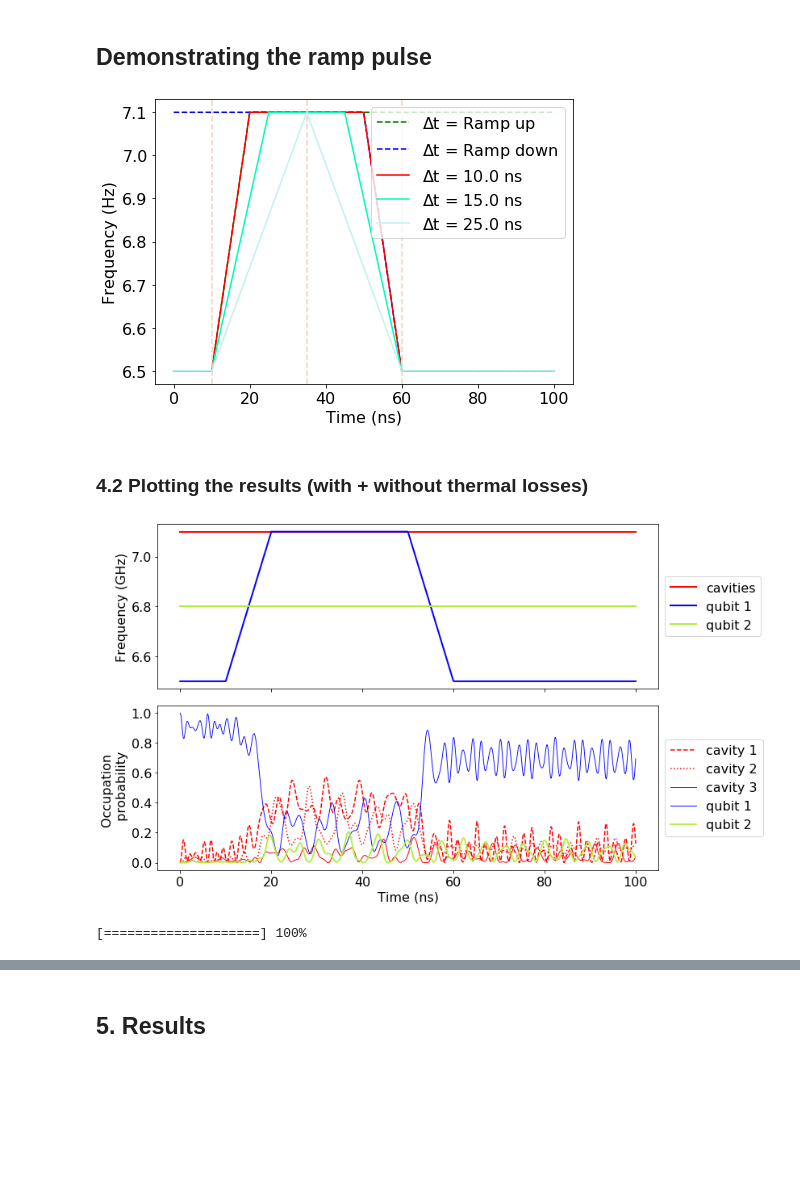
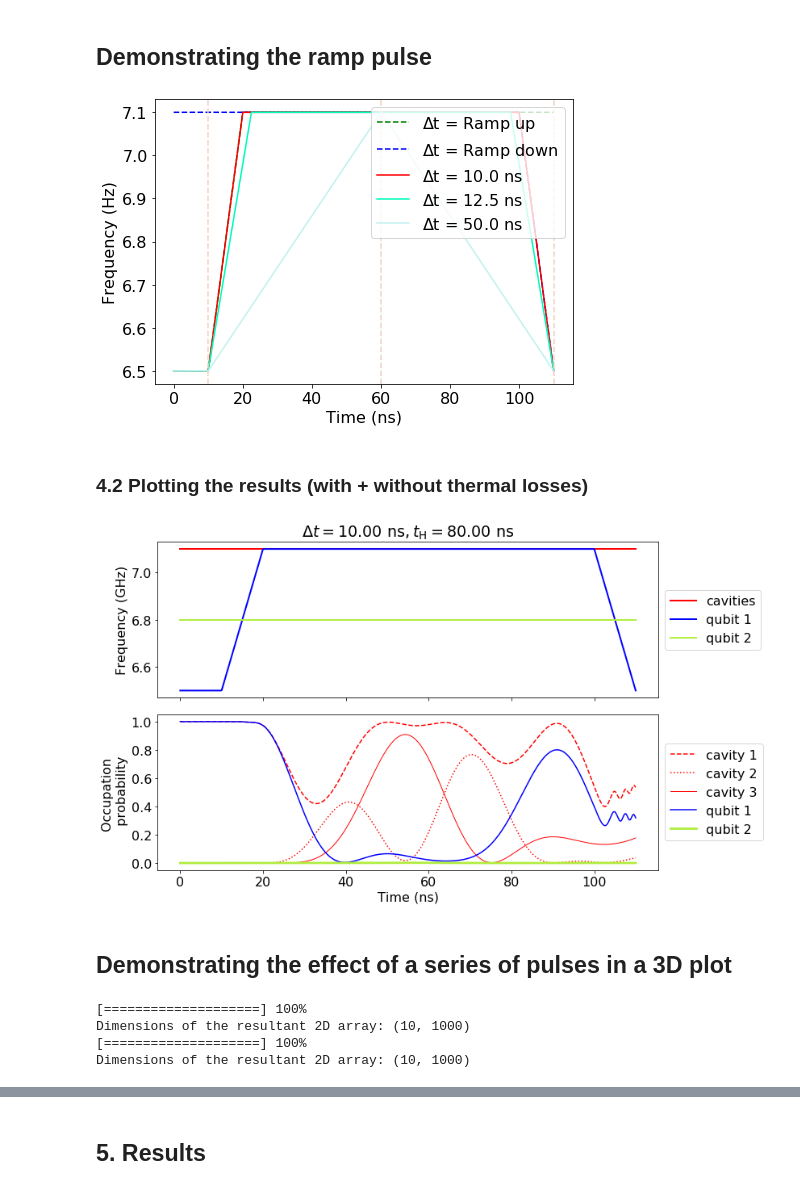
Before and after one commit to SoumyaShreeram/Qubit, a Jupyter notebook: control gates/Sending a smooth pulse (McKay).ipynb, the cells around one changed output, grey strips where cells are left out. Cells and saved outputs as stored; diff of their text form; code cells hidden in the pictures; blank space fills up the shorter version.

Commit message:
Detailed analysis on ramp pulse DONE

```diff
--- a/control gates/Sending a smooth pulse (McKay).ipynb
+++ b/control gates/Sending a smooth pulse (McKay).ipynb
@@ -226,6 +250,13 @@ def wq1_t(t, args=None):
     """
     return (rampUp(t_pulse, w_q1, w_top, t) + rampDown(t_pulse, w_q1, w_top, t)-w_top)
 
+def wq1_tdown(t, args=None):
+    """
+    Function defines the time depended co-efficent of the qubit 1
+    w_q1(t) is a pulse wave going from 0 to height (w_f-w_q1) at T0_1
+    """
+    return rampDown(t_pulse, w_q1, w_top, t)
+
 def wf_t(t, args=None):
     """
     Function defines the time depended co-efficent of the filters
@@ -242,21 +273,37 @@ def wq2_t(t, args=None):
     so w_q2(t) = constant
     """
     return w_q2
+
+def plotPulse(ax, times, t_pulse, w_q1, w_top, colorCode, label_, ramp):
+    """
+    Plots the required pulse
+    """
+    if ramp == True:
+        plotting = ax.plot(times, [rampUp(t_pulse, w_q1, w_top, t)/(2*pi) for t in times], colorCode, label=label_)
+    elif ramp == False:
+        plotting = ax.plot(times, [rampDown(t_pulse, w_q1, w_top, t)/(2*pi) for t in times], colorCode, label=label_)
+    if ramp == 'Custom':
+        plotting = ax.plot(times, [(rampUp(t_pulse, w_q1, w_top, t) + rampDown(t_pulse, w_q1, w_top, t)-w_top)/(2*pi) for t in times], colorCode, label=r"$\Delta$t = %.1f ns"%(t_pulse[1]-t_pulse[0]))
+    return plotting
+
+def labelTimes(t_r, t_H):
+    return r"$\Delta t = %.2f {\ \rm ns}, t_{\rm H} = %.2f {\ \rm ns}$"%(t_r, t_H)
 # %% [markdown]
 ## Demonstrating the ramp pulse
 # %%
 fig, ax = plt.subplots(1, 1, figsize=(7,5))
 
-t_pulse1 = [t_pulse[0], t_pulse[1]+5, t_pulse[2]-5, t_pulse[3]]
+t_pulse1 = [t_pulse[0], t_pulse[1]+2.5, t_pulse[2]-2.5, t_pulse[3]]
 t_pulse2 = [t_pulse[0], (t_pulse[3]-t_pulse[0])/2+t_pulse[0], (t_pulse[3]-t_pulse[0])/2+t_pulse[0], t_pulse[3]]
 
-ax.plot(times, [rampUp(t_pulse, w_q1, w_top, t)/(2*pi) for t in times], 'g--', label=r"$\Delta$t = Ramp up")
-ax.plot(times, [rampDown(t_pulse, w_q1, w_top, t)/(2*pi) for t in times], 'b--', label=r"$\Delta$t = Ramp down")
-ax.plot(times, [(rampUp(t_pulse, w_q1, w_top, t) + rampDown(t_pulse, w_q1, w_top, t)-w_top)/(2*pi) for t in times], 'r', label=r"$\Delta$t = %.1f ns" %(t_pulse[1]-t_pulse[0]))
+# plotting the pulses
+plotPulse(ax, times, t_pulse, w_q1, w_top, 'g--', r"$\Delta$t = Ramp up", True)
+plotPulse(ax, times, t_pulse, w_q1, w_top, 'b--', r"$\Delta$t = Ramp down", False)
+plotPulse(ax, times, t_pulse, w_q1, w_top, 'r', ' ', 'Custom')
+plotPulse(ax, times, t_pulse1, w_q1, w_top, '#03fcba', ' ', 'Custom')
+plotPulse(ax, times, t_pulse2, w_q1, w_top, '#c4f2f1', ' ', 'Custom')
 
-ax.plot(times, [(rampUp(t_pulse1, w_q1, w_top, t) + rampDown(t_pulse1, w_q1, w_top, t)-w_top)/(2*pi) for t in times], '#03fcba', label=r"$\Delta$t = %.1f ns" %(t_pulse[1]-t_pulse[0] + 5))
-ax.plot(times, [(rampUp(t_pulse2, w_q1, w_top, t) + rampDown(t_pulse2, w_q1, w_top, t)-w_top)/(2*pi) for t in times], '#c4f2f1', label=r"$\Delta$t = %.1f ns"%((t_pulse[3]-t_pulse[0])/2))
-
+# guide lines
 ax.axvline(x=t_pulse[0], color='#f2d4c4', linestyle='--')
 ax.axvline(x=t_pulse[3], color='#f2d4c4', linestyle='--')
 ax.axvline(x=t_pulse2[2], color='#f2d4c4', linestyle='--')
@@ -266,7 +313,7 @@ ax.set_ylabel('Frequency (Hz)')
 ax.legend(loc="upper right")
 fig.tight_layout()
 # %% [output]
-[figure, old version]
+[figure, new version]
 # %%
 opts = Odeoptions(max_step=0.0005, nsteps=50000)
 
@@ -274,31 +321,34 @@ opts = Odeoptions(max_step=0.0005, nsteps=50000)
 H_t = [H0, [Hq1, wq1_t]]
 
 # Evolving the system
-res = mesolve(H_t, psi0, times, [], [])
+res = mesolve(H_t, psi0, times, [], [], options=opts)
 # %% [markdown]
 ### 4.2 Plotting the results (with + without thermal losses)
 # %%
 fig, axes = plt.subplots(2, 1, sharex=True, figsize=(12,7))
 
 axes[0].plot(times, np.array(list(map(wf_t, times)))/(2*pi), 'r-', linewidth=2, label="cavities")
 axes[0].plot(times, np.array(list(map(wq1_t, times)))/(2*pi), 'b', linewidth=2, label="qubit 1")
 axes[0].plot(times, np.array(list(map(wq2_t, times)))/(2*pi), '#b0ed3e', linewidth=2, label="qubit 2")
 axes[0].set_ylabel("Frequency (GHz)", fontsize=16)
 axes[0].legend(loc = 'center left', bbox_to_anchor = (1.0, 0.5))
+axes[0].set_title(labelTimes(tr, th))
 
 #axes[1].plot(times, np.real(expect(numOp(a1)+numOp(a2)+numOp(a3)+n1+n2, res.states)), 'k--', linewidth=1.5, label="Total Probability")
-axes[1].plot(times, np.real(expect(numOp(a1), res.states)), 'r--', linewidth=1.5, label="cavity 1")
+axes[1].plot(times, np.real(expect(a1*a1.dag(), res.states)), 'r--', linewidth=1.5, label="cavity 1")
 axes[1].plot(times, np.real(expect(numOp(a2), res.states)), 'r:', linewidth=1.5, label="cavity 2")
 axes[1].plot(times, np.real(expect(numOp(a3), res.states)), 'r', linewidth=1, label="cavity 3")
-axes[1].plot(times, np.real(expect(n1, res.states)), 'b', linewidth=0.9, label="qubit 1")
-axes[1].plot(times, np.real(expect(n2, res.states)), '#b0ed3e', linewidth=1.8, label="qubit 2")
+axes[1].plot(times, np.real(expect(n1, res.states)), 'b', linewidth=1.5, label="qubit 1")
+axes[1].plot(times, np.real(expect(n2, res.states)), '#b0ed3e', linewidth=2.8, label="qubit 2")
 axes[1].set_xlabel("Time (ns)")
 axes[1].set_ylabel("Occupation \n probability")
 axes[1].legend(loc = 'center left', bbox_to_anchor = (1.0, 0.5))
 
 fig.tight_layout()
 # %% [output]
-[figure, old version]
+[figure, new version]
+# %% [markdown]
+## Demonstrating the effect of a series of pulses in a 3D plot
 # %%
 def showProgress(idx, n):
     """
@@ -361,20 +423,19 @@ def findIndex(times, lower_lmt, upper_lmt):
 # %%
-# find the index of the last point of the ramp
-i = findIndex(times, t_pulse[3], t_pulse[3]+1)
+# generating a range of pulse with varying ramp times
+rampList = np.linspace((t_pulse[3]-t_pulse[0])/2, t_pulse[0], no_ramps)
 
-# generating a range of pulse with varying ramp times
-rampList = np.linspace((t_pulse[3]-t_pulse[0])/2-t_pulse[1], t_pulse[0], no_ramps)
-
-# generates the expectation va
-ramp_vals = np.empty((0, 4))
-for dt in rampList:
-    t_new = [t_pulse[0], t_pulse[1]+dt, t_pulse[2]-dt, t_pulse[3]]
-    ramp_vals = np.append(ramp_vals, [t_new], axis=0)
+# generates the pulses
+ramp_vals = genPulses(rampList)
 
 # evaluated at the end point of the pulse, without thermal losses
-ramp_dt_array = evaluateHam(ramp_vals, True, i, no_ramps)
+ramp_dt_array = evaluateHam(ramp_vals, True, no_ramps)
+print("\nDimensions of the resultant 2D array:", np.shape(ramp_dt_array))
 
 # evaluated at the end point of the pulse, with thermal losses
-#ramp_dt_array2 = evaluateHam(ramp_vals, False, i, no_ramps)
+ramp_dt_array2 = evaluateHam(ramp_vals, False, no_ramps)
+print("\nDimensions of the resultant 2D array:", np.shape(ramp_dt_array))
 # %% [output]
 [====================] 100%
+Dimensions of the resultant 2D array: (10, 1000)
+[====================] 100%
+Dimensions of the resultant 2D array: (10, 1000)
```
Also changed, not shown: parts of 13 cells of this notebook, 1 other file.
